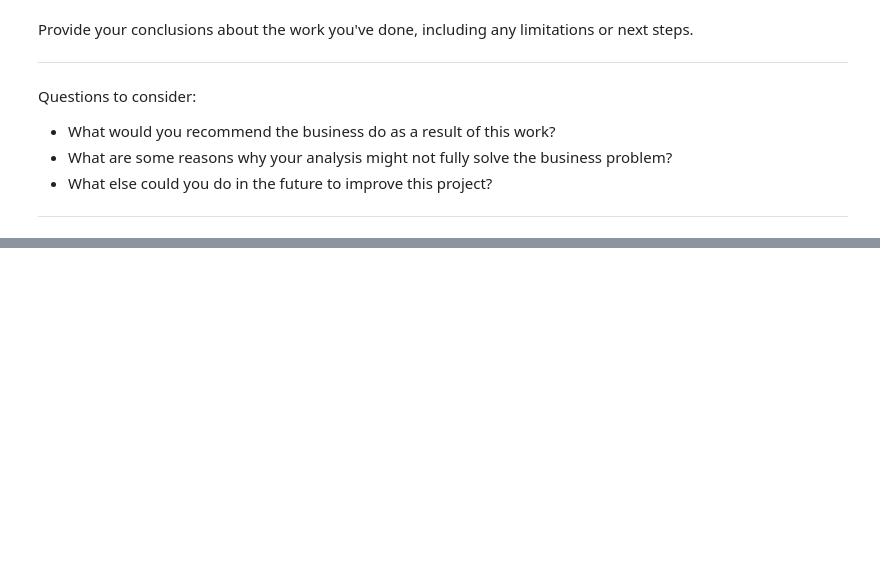
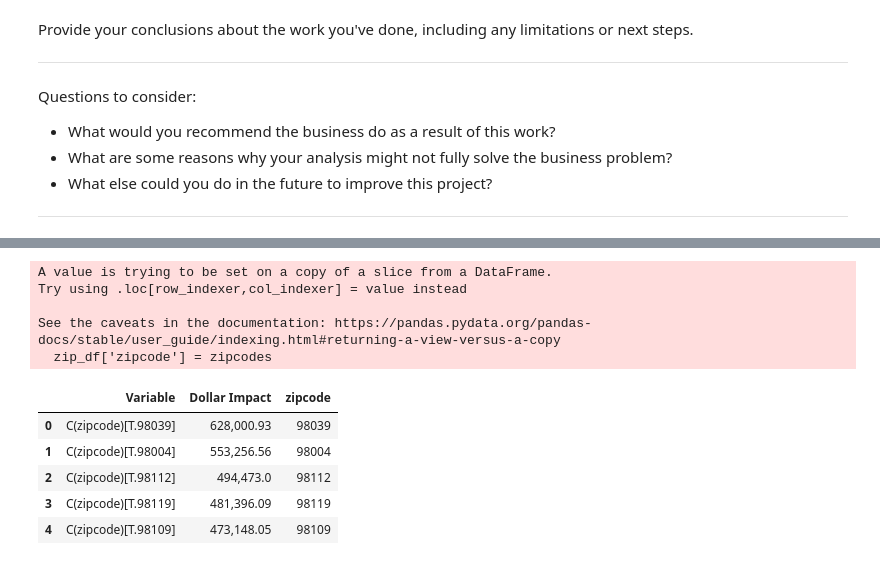
Before and after one commit to Drymander/dsc-phase-2-project, a Jupyter notebook: Housing Project Final.ipynb, the cells around one changed output, grey strips where cells are left out. Cells and saved outputs as stored; diff of their text form; code cells hidden in the pictures; blank space fills up the shorter version.

```diff
--- a/Housing Project Final.ipynb
+++ b/Housing Project Final.ipynb
@@ -1617,0 +1615,3 @@ Questions to consider:
+# %%
+zip_df = coeff_df[coeff_df['Variable'].str.contains("zipcode")]
+zip_df.head()
@@ -1617,0 +1625,24 @@ Questions to consider:
+# %%
+zipcodes = []
+
+for row in zip_df['Variable']:
+    old = row
+    old = old.replace("C(zipcode)[T.", "")
+    old = old.replace("]", "")
+    zipcodes.append(old)
+
+zip_df['zipcode'] = zipcodes
+
+zip_df.head()
+# %% [output]
+A value is trying to be set on a copy of a slice from a DataFrame.
+Try using .loc[row_indexer,col_indexer] = value instead
+
+See the caveats in the documentation: https://pandas.pydata.org/pandas-docs/stable/user_guide/indexing.html#returning-a-view-versus-a-copy
+  zip_df['zipcode'] = zipcodes
+|  | Variable | Dollar Impact | zipcode |
+| 0 | C(zipcode)[T.98039] | 628,000.93 | 98039 |
+| 1 | C(zipcode)[T.98004] | 553,256.56 | 98004 |
+| 2 | C(zipcode)[T.98112] | 494,473.0 | 98112 |
+| 3 | C(zipcode)[T.98119] | 481,396.09 | 98119 |
+| 4 | C(zipcode)[T.98109] | 473,148.05 | 98109 |
```
Also changed, not shown: parts of 14 cells of this notebook, 1 other file.
